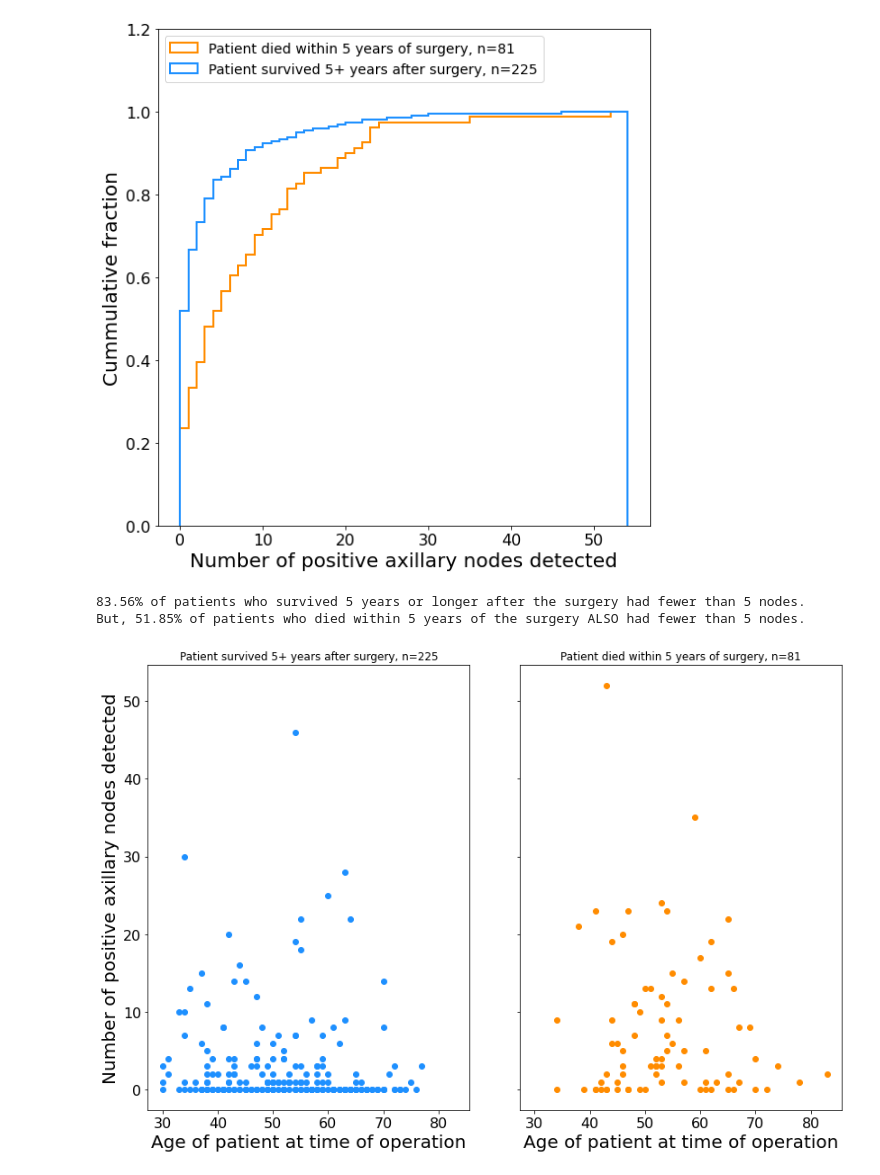
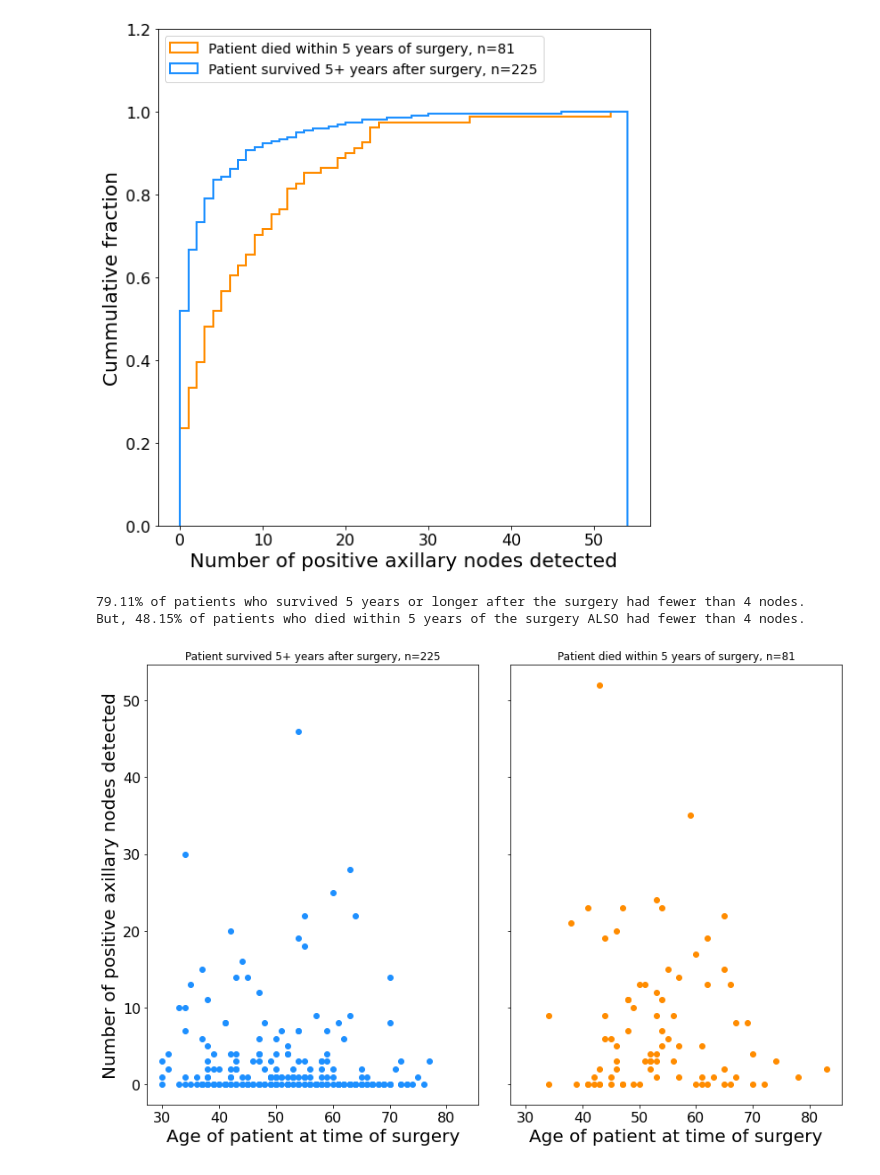
Before and after one commit to hmlewis-astro/haberman_ml, a Jupyter notebook: haberman_analysis.ipynb, the cells around one changed output. Cells and saved outputs as stored; diff of their text form; code cells hidden in the pictures.

```diff
--- a/haberman_analysis.ipynb
+++ b/haberman_analysis.ipynb
@@ -188,28 +250,28 @@ plt.savefig(path + '/' + 'haberman_nodes_survival_CDF.pdf')
 # %% [output]
 [figure]
 # %%
-n_nodes = 5
+n_nodes = 4
 print('{:.2f}% of patients who survived 5 years or longer after the surgery had fewer than {} nodes.'.format(counts_yes[n_nodes-1]*100.0, n_nodes))
 print('But, {:.2f}% of patients who died within 5 years of the surgery ALSO had fewer than {} nodes.'.format(counts_no[n_nodes-1]*100.0, n_nodes))
 # %% [output]
-83.56% of patients who survived 5 years or longer after the surgery had fewer than 5 nodes.
-But, 51.85% of patients who died within 5 years of the surgery ALSO had fewer than 5 nodes.
+79.11% of patients who survived 5 years or longer after the surgery had fewer than 4 nodes.
+But, 48.15% of patients who died within 5 years of the surgery ALSO had fewer than 4 nodes.
 # %%
 fig, ax = plt.subplots(1,2, figsize=(12,8), sharex=True, sharey=True)
 
 ax[0].scatter(df_survival_yes['AGE'], df_survival_yes['NODES'], color='dodgerblue',
               label='Patient survived 5+ years after surgery, n={}'.format(len(df_survival_yes)))
 ax[1].scatter(df_survival_no['AGE'], df_survival_no['NODES'], color='darkorange',
               label='Patient died within 5 years of surgery, n={}'.format(len(df_survival_no)))
 
-ax[0].set_xlabel('Age of patient at time of operation',fontsize=20)
-ax[1].set_xlabel('Age of patient at time of operation',fontsize=20)
+ax[0].set_xlabel('Age of patient at time of surgery',fontsize=20)
+ax[1].set_xlabel('Age of patient at time of surgery',fontsize=20)
 ax[0].set_ylabel('Number of positive axillary nodes detected',fontsize=20)
 ax[0].set_title('Patient survived 5+ years after surgery, n={}'.format(len(df_survival_yes)))
 ax[1].set_title('Patient died within 5 years of surgery, n={}'.format(len(df_survival_no)))
 
 plt.tight_layout()
 
 plt.savefig(path + '/' + 'haberman_nodes_v_age_survival.pdf')
 # %% [output]
-[figure, old version]
+[figure, new version]
```
Also changed, not shown: parts of 9 cells of this notebook, 3 other files.
